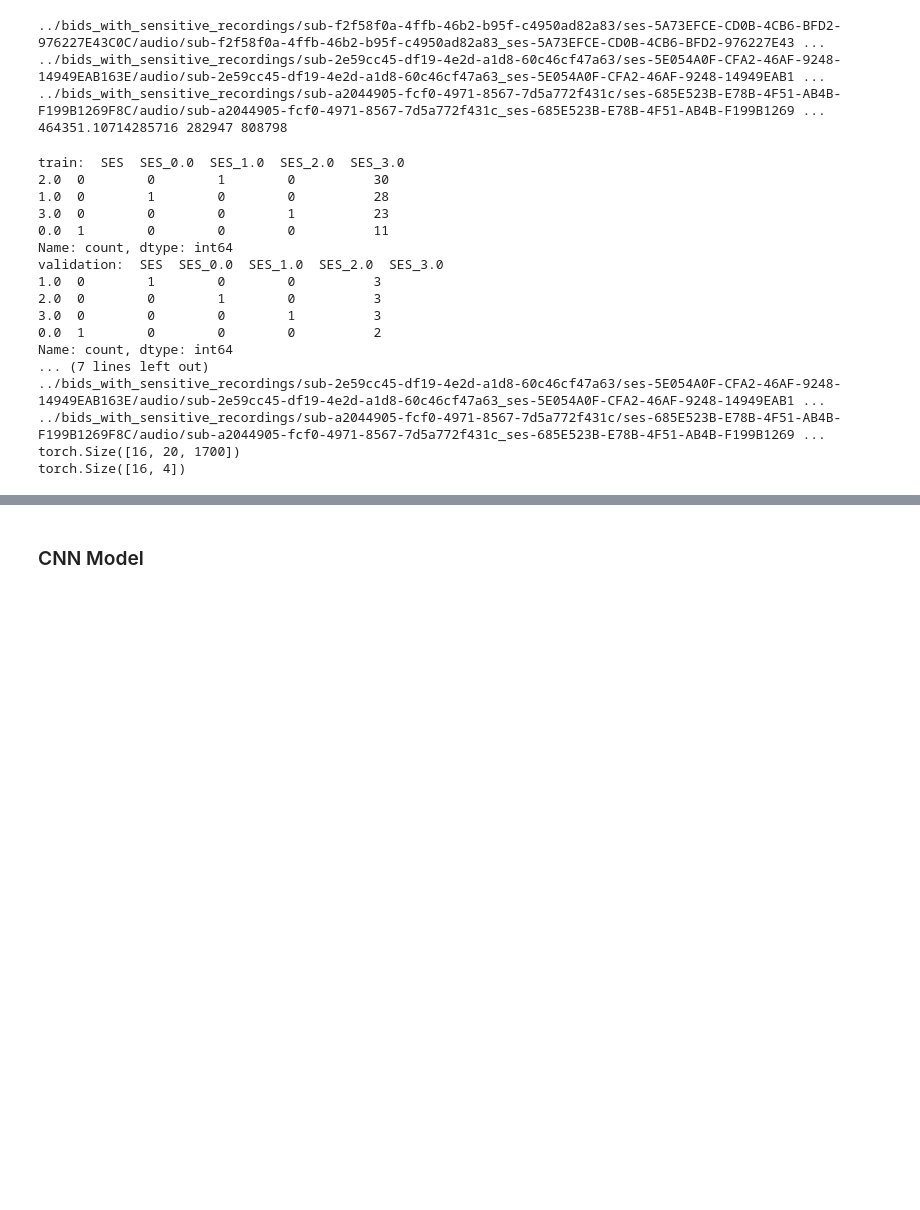
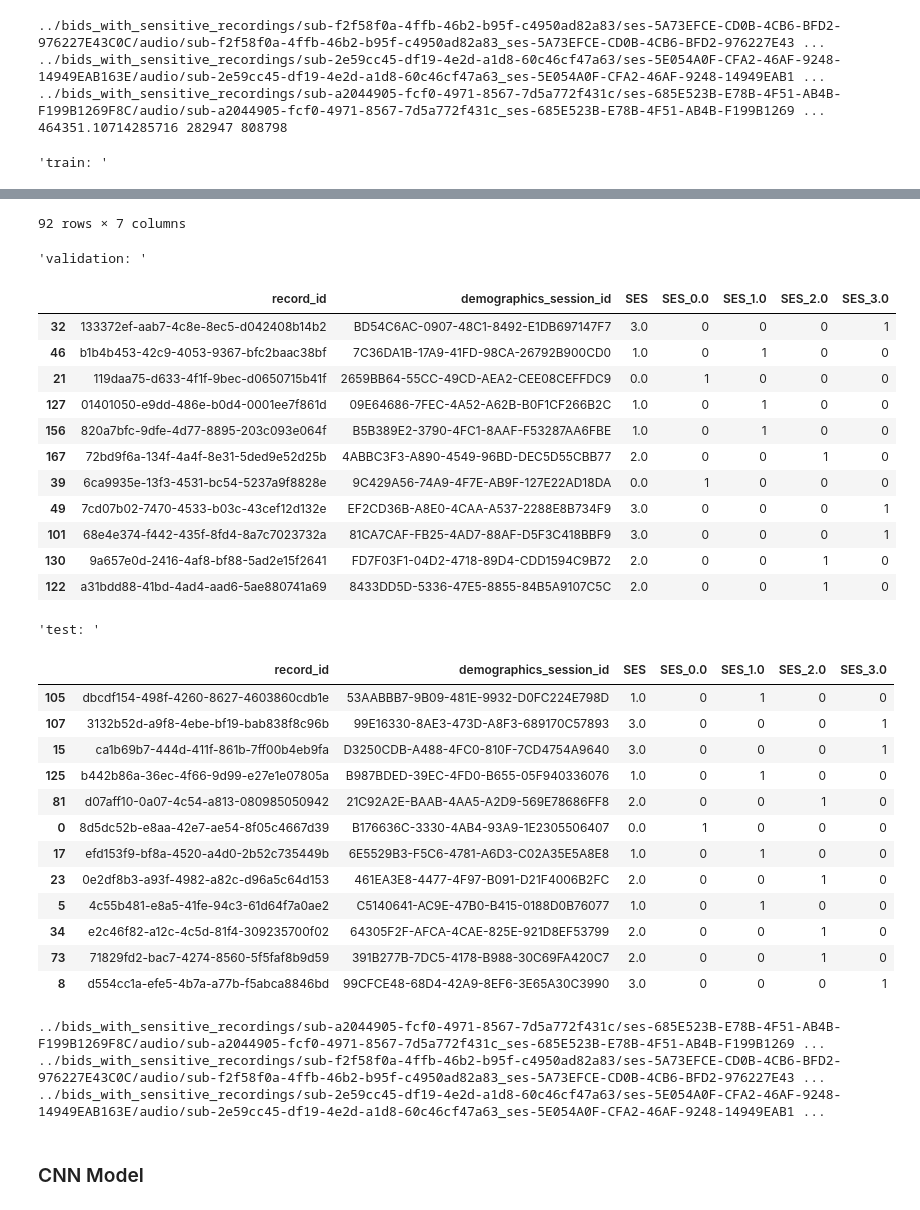
Before and after one commit to ArtKrutsko/B2AI-Project3, a Jupyter notebook: SES_spectro.ipynb, the cells around one changed output, grey strips where cells are left out. Cells and saved outputs as stored; diff of their text form; code cells hidden in the pictures; blank space fills up the shorter version.

```diff
--- a/SES_spectro.ipynb
+++ b/SES_spectro.ipynb
@@ -264,13 +265,17 @@ y = pre_train_labeled[['SES', 'SES_0.0', 'SES_1.0', 'SES_2.0', 'SES_3.0']]
 X_train, X_temp, y_train, y_temp = train_test_split(X, y, test_size=0.2, stratify=y)
 X_val, X_test, y_val, y_test = train_test_split(X_temp, y_temp, test_size=0.5, stratify=y_temp)
 
-print("train: ", y_train.value_counts())
-print("validation: ", y_val.value_counts())
-print("test: ", y_test.value_counts())
+# print("train: ", y_train.value_counts())
+# print("validation: ", y_val.value_counts())
+# print("test: ", y_test.value_counts())
 
 train_df = pd.concat([X_train, y_train], axis=1)
 val_df = pd.concat([X_val, y_val], axis=1)
 test_df = pd.concat([X_test, y_test], axis=1)
+
+display("train: ", train_df)
+display("validation: ", val_df)
+display("test: ", test_df)
 
 N = len(pre_train_labeled)
 
@@ -282,27 +287,11 @@ test_dataset = RainbowMelfilterBankDataset(test_df)
 
 train_dataloader = torch.utils.data.DataLoader(train_dataset, batch_size=16, shuffle=True)
 val_dataloader = torch.utils.data.DataLoader(val_dataset, batch_size=6, shuffle=False)
-test_dataloader = torch.utils.data.DataLoader(test_dataset, batch_size=66, shuffle=False)
+test_dataloader = torch.utils.data.DataLoader(test_dataset, batch_size=6, shuffle=False)
 
-for batch in train_dataloader:
-    print(batch['signal'].shape)
-    print(batch['SES'].shape)
-    break
+# for batch in train_dataloader:
+#     print(batch['signal'].shape)
+#     print(batch['SES'].shape)
+#     break
 # %% [output]
-train:  SES  SES_0.0  SES_1.0  SES_2.0  SES_3.0
-2.0  0        0        1        0          30
-1.0  0        1        0        0          28
-3.0  0        0        0        1          23
-0.0  1        0        0        0          11
-Name: count, dtype: int64
-validation:  SES  SES_0.0  SES_1.0  SES_2.0  SES_3.0
-1.0  0        1        0        0          3
-2.0  0        0        1        0          3
-3.0  0        0        0        1          3
-0.0  1        0        0        0          2
-Name: count, dtype: int64
-... (7 lines left out)
-../bids_with_sensitive_recordings/sub-2e59cc45-df19-4e2d-a1d8-60c46cf47a63/ses-5E054A0F-CFA2-46AF-9248-14949EAB163E/audio/sub-2e59cc45-df19-4e2d-a1d8-60c46cf47a63_ses-5E054A0F-CFA2-46AF-9248-14949EAB1 ...
-../bids_with_sensitive_recordings/sub-a2044905-fcf0-4971-8567-7d5a772f431c/ses-685E523B-E78B-4F51-AB4B-F199B1269F8C/audio/sub-a2044905-fcf0-4971-8567-7d5a772f431c_ses-685E523B-E78B-4F51-AB4B-F199B1269 ...
-torch.Size([16, 20, 1700])
-torch.Size([16, 4])
+'train: '
@@ -309,3 +310,34 @@ torch.Size([16, 4])
+92 rows × 7 columns
+'validation: '
+|  | record_id | demographics_session_id | SES | SES_0.0 | SES_1.0 | SES_2.0 | SES_3.0 |
+| 32 | 133372ef-aab7-4c8e-8ec5-d042408b14b2 | BD54C6AC-0907-48C1-8492-E1DB697147F7 | 3.0 | 0 | 0 | 0 | 1 |
+| 46 | b1b4b453-42c9-4053-9367-bfc2baac38bf | 7C36DA1B-17A9-41FD-98CA-26792B900CD0 | 1.0 | 0 | 1 | 0 | 0 |
+| 21 | 119daa75-d633-4f1f-9bec-d0650715b41f | 2659BB64-55CC-49CD-AEA2-CEE08CEFFDC9 | 0.0 | 1 | 0 | 0 | 0 |
+| 127 | 01401050-e9dd-486e-b0d4-0001ee7f861d | 09E64686-7FEC-4A52-A62B-B0F1CF266B2C | 1.0 | 0 | 1 | 0 | 0 |
+| 156 | 820a7bfc-9dfe-4d77-8895-203c093e064f | B5B389E2-3790-4FC1-8AAF-F53287AA6FBE | 1.0 | 0 | 1 | 0 | 0 |
+| 167 | 72bd9f6a-134f-4a4f-8e31-5ded9e52d25b | 4ABBC3F3-A890-4549-96BD-DEC5D55CBB77 | 2.0 | 0 | 0 | 1 | 0 |
+| 39 | 6ca9935e-13f3-4531-bc54-5237a9f8828e | 9C429A56-74A9-4F7E-AB9F-127E22AD18DA | 0.0 | 1 | 0 | 0 | 0 |
+| 49 | 7cd07b02-7470-4533-b03c-43cef12d132e | EF2CD36B-A8E0-4CAA-A537-2288E8B734F9 | 3.0 | 0 | 0 | 0 | 1 |
+| 101 | 68e4e374-f442-435f-8fd4-8a7c7023732a | 81CA7CAF-FB25-4AD7-88AF-D5F3C418BBF9 | 3.0 | 0 | 0 | 0 | 1 |
+| 130 | 9a657e0d-2416-4af8-bf88-5ad2e15f2641 | FD7F03F1-04D2-4718-89D4-CDD1594C9B72 | 2.0 | 0 | 0 | 1 | 0 |
+| 122 | a31bdd88-41bd-4ad4-aad6-5ae880741a69 | 8433DD5D-5336-47E5-8855-84B5A9107C5C | 2.0 | 0 | 0 | 1 | 0 |
+'test: '
+|  | record_id | demographics_session_id | SES | SES_0.0 | SES_1.0 | SES_2.0 | SES_3.0 |
+| 105 | dbcdf154-498f-4260-8627-4603860cdb1e | 53AABBB7-9B09-481E-9932-D0FC224E798D | 1.0 | 0 | 1 | 0 | 0 |
+| 107 | 3132b52d-a9f8-4ebe-bf19-bab838f8c96b | 99E16330-8AE3-473D-A8F3-689170C57893 | 3.0 | 0 | 0 | 0 | 1 |
+| 15 | ca1b69b7-444d-411f-861b-7ff00b4eb9fa | D3250CDB-A488-4FC0-810F-7CD4754A9640 | 3.0 | 0 | 0 | 0 | 1 |
+| 125 | b442b86a-36ec-4f66-9d99-e27e1e07805a | B987BDED-39EC-4FD0-B655-05F940336076 | 1.0 | 0 | 1 | 0 | 0 |
+| 81 | d07aff10-0a07-4c54-a813-080985050942 | 21C92A2E-BAAB-4AA5-A2D9-569E78686FF8 | 2.0 | 0 | 0 | 1 | 0 |
+| 0 | 8d5dc52b-e8aa-42e7-ae54-8f05c4667d39 | B176636C-3330-4AB4-93A9-1E2305506407 | 0.0 | 1 | 0 | 0 | 0 |
+| 17 | efd153f9-bf8a-4520-a4d0-2b52c735449b | 6E5529B3-F5C6-4781-A6D3-C02A35E5A8E8 | 1.0 | 0 | 1 | 0 | 0 |
+| 23 | 0e2df8b3-a93f-4982-a82c-d96a5c64d153 | 461EA3E8-4477-4F97-B091-D21F4006B2FC | 2.0 | 0 | 0 | 1 | 0 |
+| 5 | 4c55b481-e8a5-41fe-94c3-61d64f7a0ae2 | C5140641-AC9E-47B0-B415-0188D0B76077 | 1.0 | 0 | 1 | 0 | 0 |
+| 34 | e2c46f82-a12c-4c5d-81f4-309235700f02 | 64305F2F-AFCA-4CAE-825E-921D8EF53799 | 2.0 | 0 | 0 | 1 | 0 |
+| 73 | 71829fd2-bac7-4274-8560-5f5faf8b9d59 | 391B277B-7DC5-4178-B988-30C69FA420C7 | 2.0 | 0 | 0 | 1 | 0 |
+| 8 | d554cc1a-efe5-4b7a-a77b-f5abca8846bd | 99CFCE48-68D4-42A9-8EF6-3E65A30C3990 | 3.0 | 0 | 0 | 0 | 1 |
+../bids_with_sensitive_recordings/sub-a2044905-fcf0-4971-8567-7d5a772f431c/ses-685E523B-E78B-4F51-AB4B-F199B1269F8C/audio/sub-a2044905-fcf0-4971-8567-7d5a772f431c_ses-685E523B-E78B-4F51-AB4B-F199B1269 ...
+../bids_with_sensitive_recordings/sub-f2f58f0a-4ffb-46b2-b95f-c4950ad82a83/ses-5A73EFCE-CD0B-4CB6-BFD2-976227E43C0C/audio/sub-f2f58f0a-4ffb-46b2-b95f-c4950ad82a83_ses-5A73EFCE-CD0B-4CB6-BFD2-976227E43 ...
+../bids_with_sensitive_recordings/sub-2e59cc45-df19-4e2d-a1d8-60c46cf47a63/ses-5E054A0F-CFA2-46AF-9248-14949EAB163E/audio/sub-2e59cc45-df19-4e2d-a1d8-60c46cf47a63_ses-5E054A0F-CFA2-46AF-9248-14949EAB1 ...
 # %% [markdown]
 ### CNN Model
 # %%
```
Also changed, not shown: parts of 8 cells of this notebook.
